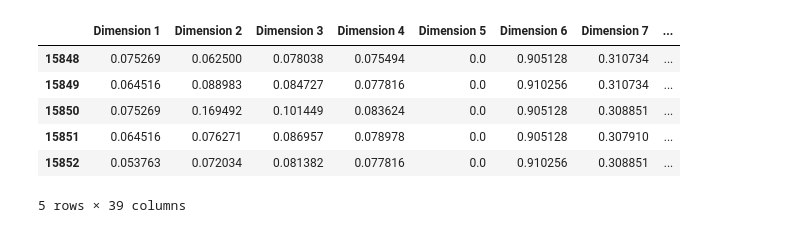
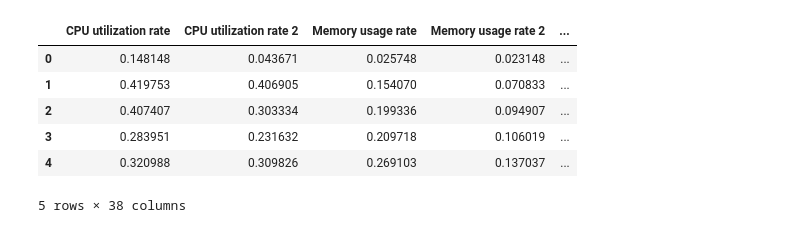
Before and after one commit to moji-moji-idn/Abnormal_Prediction, a Jupyter notebook: SimpleNN.ipynb, the cells around one changed output. Cells and saved outputs as stored; diff of their text form; code cells hidden in the pictures.

```diff
--- a/SimpleNN.ipynb
+++ b/SimpleNN.ipynb
@@ -60,41 +57,25 @@ df.head()
-# %%
-
-# The anomaly information as interpreted from the TXT file
-anomaly_info = """
-15849-16368:1,9,10,12,13,14,15
-16963-17517:1,2,3,4,6,7,9,10,11,12,13,14,15,16,19,20,21,22,24,25,26,27,28,29,30,31,32,33,34,35,36
-18071-18528:1,2,9,10,12,13,14,15
-19367-20088:1,2,3,4,9,10,11,12,13,14,15,16,25,28
-20786-21195:1,9,10,12,13,14,15
-24679-24682:9,13,14,15
-26114-26116:9,13,14,15
-27554-27556:9,13,14,15
-"""
-
-# Parse the anomaly information
-anomalies = []
-for line in anomaly_info.strip().split('\n'):
-    steps, dimensions = line.split(':')
-    start_step, end_step = map(int, steps.split('-'))
-    dimensions = list(map(int, dimensions.split(',')))
-    for step in range(start_step, end_step + 1):
-        anomalies.append({'step': step, 'dimensions': dimensions})
-
-# Convert to DataFrame for easier manipulation
-anomalies_df = pd.DataFrame(anomalies)
-
-# Add a column to the original dataframe to label anomalies
-df['Anomaly'] = 0  # Assume no anomaly initially
-for index, row in anomalies_df.iterrows():
-    df.loc[row['step'] - 1, 'Anomaly'] = 1  # -1 to adjust for 0-based indexing in the dataframe
-
-# Verify by displaying rows where anomaly is labeled
-df[df['Anomaly'] == 1].head()
-# %% [output]
-|  | Dimension 1 | Dimension 2 | Dimension 3 | Dimension 4 | Dimension 5 | Dimension 6 | Dimension 7 | ... |
-| 15848 | 0.075269 | 0.062500 | 0.078038 | 0.075494 | 0.0 | 0.905128 | 0.310734 | ... |
-| 15849 | 0.064516 | 0.088983 | 0.084727 | 0.077816 | 0.0 | 0.910256 | 0.310734 | ... |
-| 15850 | 0.075269 | 0.169492 | 0.101449 | 0.083624 | 0.0 | 0.905128 | 0.308851 | ... |
-| 15851 | 0.064516 | 0.076271 | 0.086957 | 0.078978 | 0.0 | 0.905128 | 0.307910 | ... |
-| 15852 | 0.053763 | 0.072034 | 0.081382 | 0.077816 | 0.0 | 0.910256 | 0.308851 | ... |
-5 rows × 39 columns
+# %%
+# Renaming the columns for clarity
+column_names = [
+    'CPU utilization rate', 'CPU utilization rate 2', 'Memory usage rate', 'Memory usage rate 2',
+    'Disk read throughput', 'Disk write throughput', 'Network receive throughput', 'Network send throughput',
+    'CPU user time', 'CPU system time', 'CPU idle time', 'CPU I/O wait time', 'CPU IRQ time',
+    'CPU soft IRQ time', 'CPU steal time', 'Context switches', 'Interrupts', 'Load 1 minute',
+    'Load 5 minutes', 'Load 15 minutes', 'Disk used space', 'Disk free space', 'Disk total space',
+    'Disk read latency', 'Disk write latency', 'Disk read IOPS', 'Disk write IOPS', 'Network inbound packets',
+    'Network outbound packets', 'Network inbound errors', 'Network outbound errors', 'Network inbound drops',
+    'Network outbound drops', 'Network connections established', 'Network connections listening',
+    'Network connections time wait', 'Network connections close wait', 'Network connections closed'
+]
+df.columns = column_names
+
+# Re-display the first few rows with updated column names
+df.head()
+# %% [output]
+|  | CPU utilization rate | CPU utilization rate 2 | Memory usage rate | Memory usage rate 2 | ... |
+| 0 | 0.148148 | 0.043671 | 0.025748 | 0.023148 | ... |
+| 1 | 0.419753 | 0.406905 | 0.154070 | 0.070833 | ... |
+| 2 | 0.407407 | 0.303334 | 0.199336 | 0.094907 | ... |
+| 3 | 0.283951 | 0.231632 | 0.209718 | 0.106019 | ... |
+| 4 | 0.320988 | 0.309826 | 0.269103 | 0.137037 | ... |
+5 rows × 38 columns
```
Also changed, not shown: parts of 29 cells of this notebook.
